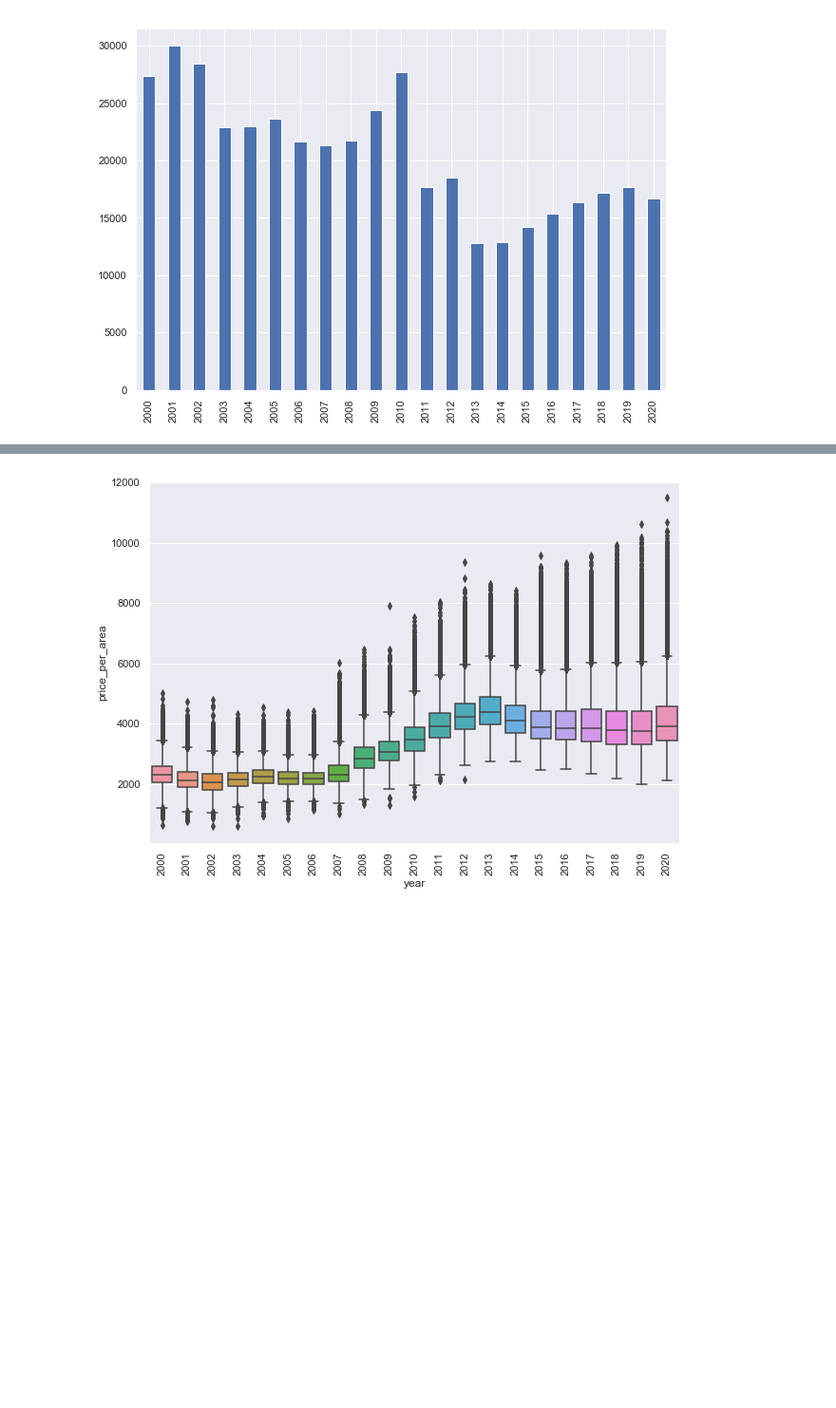
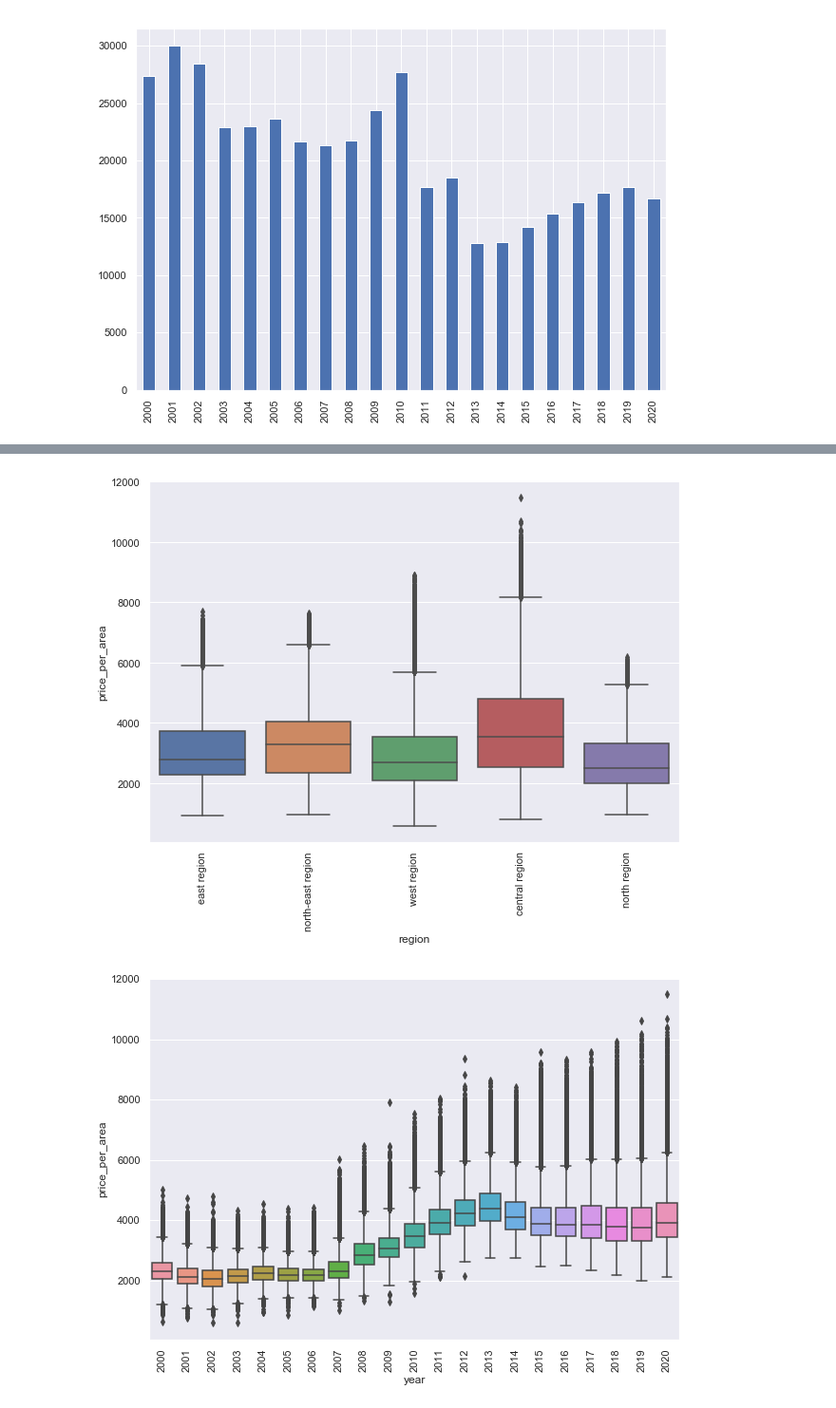
Before and after one commit to loojovi/hdb_resale_prediction, a Jupyter notebook: notebooks/jovi-1.0-eda.ipynb, the cells around one changed output, grey strips where cells are left out. Shown at 95% size. Drawn from its saved outputs; the diff is of its cells as text; code cells hidden in the pictures; blank space fills up the shorter version.

```diff
--- a/notebooks/jovi-1.0-eda.ipynb
+++ b/notebooks/jovi-1.0-eda.ipynb
@@ -75,3 +85,11 @@ plt.show()
+# %%
+p = sns.boxplot(x='region',y='price_per_area', data=train)
+plt.xticks(rotation=90)
+plt.show()
+
+# central region more expensive :O
+# %% [output]
+[figure, added]
 # %%
 p = sns.boxplot(x='year',y='price_per_area', data=train)
 plt.xticks(rotation=90)
```
Also changed, not shown: parts of 30 cells of this notebook.
